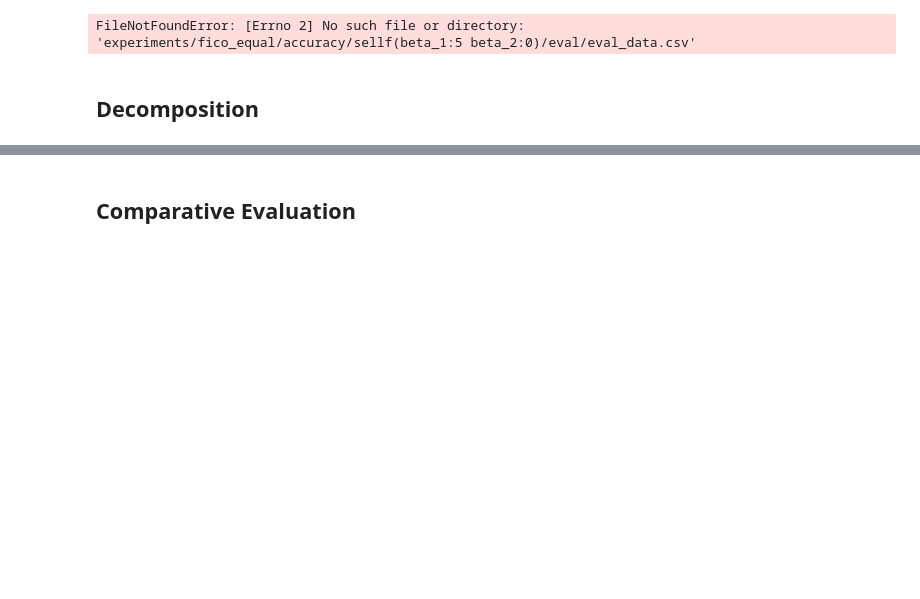
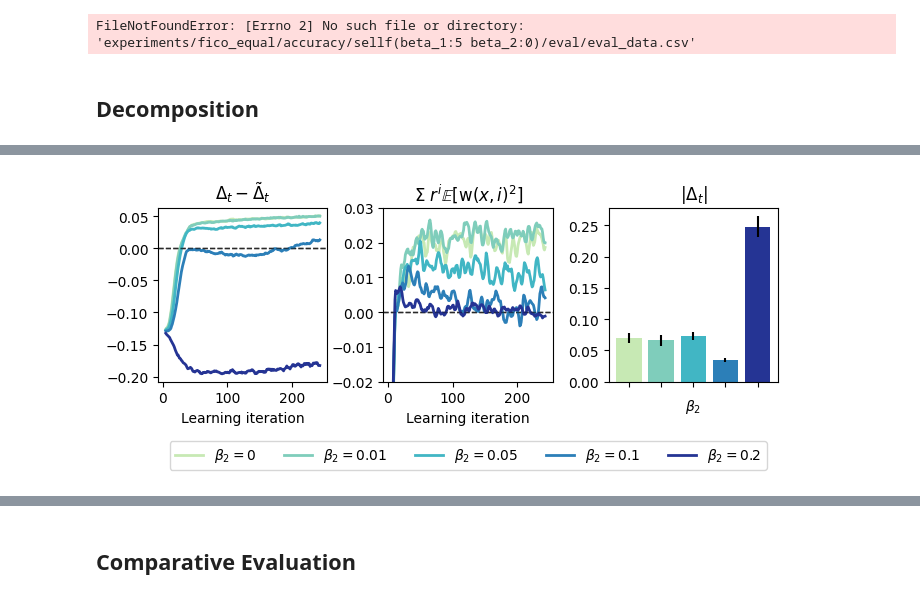
Before and after one commit to hiaac-finance/sellf, a Jupyter notebook: lending_experiment/figures.ipynb, the cells around one changed output, grey strips where cells are left out. Cells and saved outputs as stored; diff of their text form; code cells hidden in the pictures; blank space fills up the shorter version.

```diff
--- a/lending_experiment/figures.ipynb
+++ b/lending_experiment/figures.ipynb
@@ -191,0 +240,83 @@ plt.show()
+# %%
+colors = ['#c7e9b4','#7fcdbb','#41b6c4','#2c7fb8','#253494']
+
+def color_func(alg_name):
+    idx = sorted_algs.index(alg_name)
+    return colors[idx]
+
+def legend_func(alg_name):
+    return alg_name.split(" ")[-1].replace(")", "").replace("beta_2:", "$\\beta_2=$")
+
+
+fig, axs = plt.subplots(nrows=1, ncols=3, figsize=(8, 3))
+
+for alg_name in sorted_algs:
+    df = alg_dfs[alg_name]
+    axs[0].plot(
+        df["reward"]["mean"],
+        label=legend_func(alg_name),
+        color=color_func(alg_name),
+        lw = 2,
+    )
+
+    #axs[0].fill_between(
+    #    df.index,
+    #    df["reward"]["mean"] - df["reward"]["std"],
+    #    df["reward"]["mean"] + df["reward"]["std"],
+    #    alpha=0.3,
+    #)
+
+    axs[0].axhline(0, color="black", linestyle="--", linewidth=1, alpha=0.3)
+
+
+    axs[1].plot(
+        df["delta_diff"]["mean"],
+        label=legend_func(alg_name),
+        color=color_func(alg_name),
+        lw = 2,
+    )
+
+    #axs[1].fill_between(
+    #    df.index,
+    #    df["delta_diff"]["mean"] - df["delta_diff"]["std"],
+    #    df["delta_diff"]["mean"] + df["delta_diff"]["std"],
+    #    alpha=0.3,
+    #)
+
+    axs[1].axhline(0, color="black", linestyle="--", linewidth=1, alpha=0.3)
+
+
+    df = alg_dfs_eval[alg_name]
+    axs[2].bar(
+        alg_name,
+        df["mean"],
+        yerr=df["std"],
+        color=color_func(alg_name),
+    )
+    axs[2].set_xticks(range(len(sorted_algs)))
+    axs[2].set_xticklabels(
+        ["" for s in sorted_algs],
+        #[s.split(" ")[-1].replace(")", "").replace("beta_2:", "$\\beta_2=$") for s in sorted_algs],
+        rotation=45,
+    )
+    #plt.show()
+
+axs[1].set_ylim(-0.02, 0.03)
+axs[0].set_title("$\Delta_t - \\tilde \Delta_t $")
+axs[1].set_title("Σ $r^i \mathbb{E}[\mathrm{w}(x, i)^2]$")
+axs[2].set_title("$|\Delta_t|$")
+
+fig.subplots_adjust(bottom=0.3, wspace=0.33)
+
+axs[0].set_xlabel("Learning iteration")
+axs[1].set_xlabel("Learning iteration")
+axs[2].set_xlabel("$\\beta_2$")
+axs[1].legend(
+    loc="upper center",
+    bbox_to_anchor=(0.5, -0.3),
+    ncol=5,
+)
+
+plt.savefig("figures/ablation_beta2.pdf", bbox_inches="tight")
+# %% [output]
+[figure, added]
```
Also changed, not shown: parts of 29 cells of this notebook, 1 other file.
